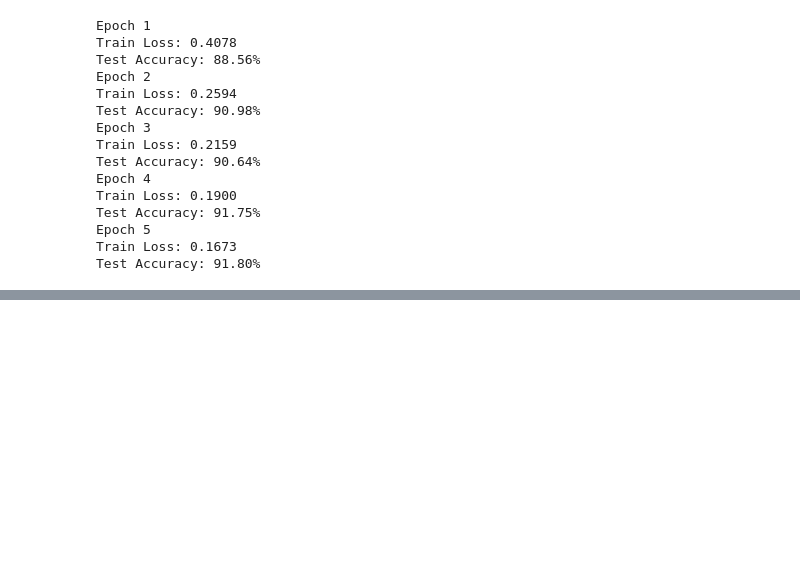
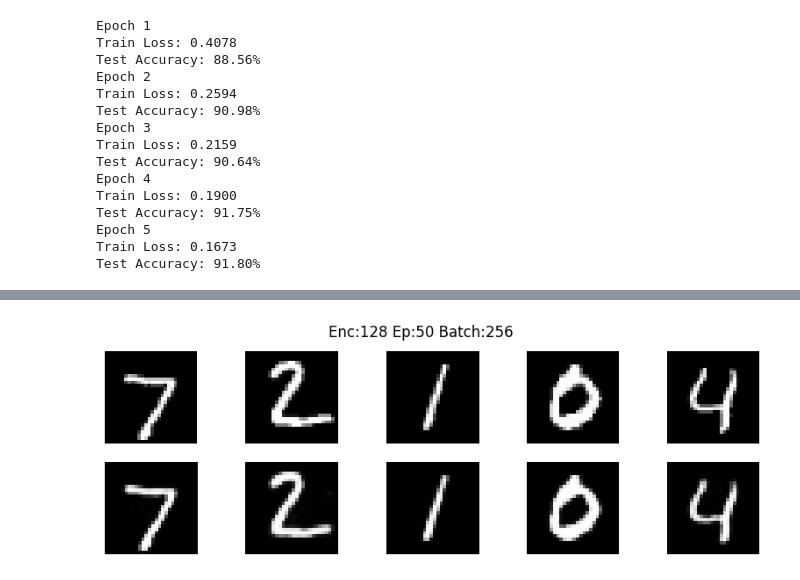
Before and after one commit to KeerthanaSistla/Sem6DeepLearning, a Jupyter notebook: DeepLearningSem6.ipynb, the cells around one changed output, grey strips where cells are left out. Cells and saved outputs as stored; diff of their text form; code cells hidden in the pictures; blank space fills up the shorter version.

```diff
--- a/DeepLearningSem6.ipynb
+++ b/DeepLearningSem6.ipynb
@@ -4104,0 +4182,96 @@ Test Accuracy: 91.80%
+# %%
+import numpy as np
+from tensorflow.keras.layers import Input, Dense
+from tensorflow.keras.models import Model
+from tensorflow.keras.datasets import mnist
+import matplotlib.pyplot as plt
+
+# 1. Load and Prepare Data
+(x_train, _), (x_test, _) = mnist.load_data()
+
+x_train = x_train.astype('float32') / 255.
+x_test = x_test.astype('float32') / 255.
+
+x_train = x_train.reshape((len(x_train), np.prod(x_train.shape[1:])))
+x_test = x_test.reshape((len(x_test), np.prod(x_test.shape[1:])))
+
+# 2. Parameters
+input_dim = 784
+encoding_dims = [128, 784, 1176]
+epoch_list = [50, 100]
+batch_list = [256, 128]
+
+# Store results
+results = []
+
+# 3. Loop through configurations
+for encoding_dim in encoding_dims:
+    for epochs in epoch_list:
+        for batch_size in batch_list:
+
+            # Encoder
+            input_layer = Input(shape=(input_dim,))
+            encoded = Dense(encoding_dim, activation='sigmoid')(input_layer)
+
+            # Decoder
+            decoded = Dense(input_dim, activation='sigmoid')(encoded)
+
+            # Autoencoder Model
+            autoencoder = Model(input_layer, decoded)
+
+            # Compile
+            autoencoder.compile(optimizer='adam', loss='binary_crossentropy')
+
+            # Train (silent)
+            autoencoder.fit(
+                x_train, x_train,
+                epochs=epochs,
+                batch_size=batch_size,
+                shuffle=True,
+                validation_data=(x_test, x_test),
+                verbose=0
+            )
+
+            # Evaluate loss
+            loss = autoencoder.evaluate(x_test, x_test, verbose=0)
+
+            # Predict
+            decoded_imgs = autoencoder.predict(x_test, verbose=0)
+
+            # Convert to binary (threshold = 0.5)
+            decoded_binary = (decoded_imgs > 0.5).astype(int)
+            original_binary = (x_test > 0.5).astype(int)
+
+            # Accuracy calculation
+            accuracy = np.mean(decoded_binary == original_binary)
+
+            # Store results
+            results.append([encoding_dim, epochs, batch_size, loss, accuracy])
+
+            # 4. Visualization (optional per iteration)
+            n = 5
+            plt.figure(figsize=(10, 3))
+            for i in range(n):
+                # Original
+                ax = plt.subplot(2, n, i + 1)
+                plt.imshow(x_test[i].reshape(28, 28))
+                plt.gray()
+                ax.axis('off')
+
+                # Reconstructed
+                ax = plt.subplot(2, n, i + 1 + n)
+                plt.imshow(decoded_imgs[i].reshape(28, 28))
+                plt.gray()
+                ax.axis('off')
+
+            plt.suptitle(f"Enc:{encoding_dim} Ep:{epochs} Batch:{batch_size}")
+            plt.show()
+
+# 5. Final Tabular Results
+print("\nFinal Results:\n")
+print(f"{'Enc Dim':<10}{'Epochs':<10}{'Batch':<10}{'Loss':<12}{'Accuracy':<10}")
+print("-" * 60)
+
+for r in results:
+    print(f"{r[0]:<10}{r[1]:<10}{r[2]:<10}{r[3]:<12.4f}{r[4]:<10.4f}")
+# %% [output]
@@ -4104,0 +4280 @@ Test Accuracy: 91.80%
+[figure, added]
```
Also changed, not shown: parts of 5 cells of this notebook.
